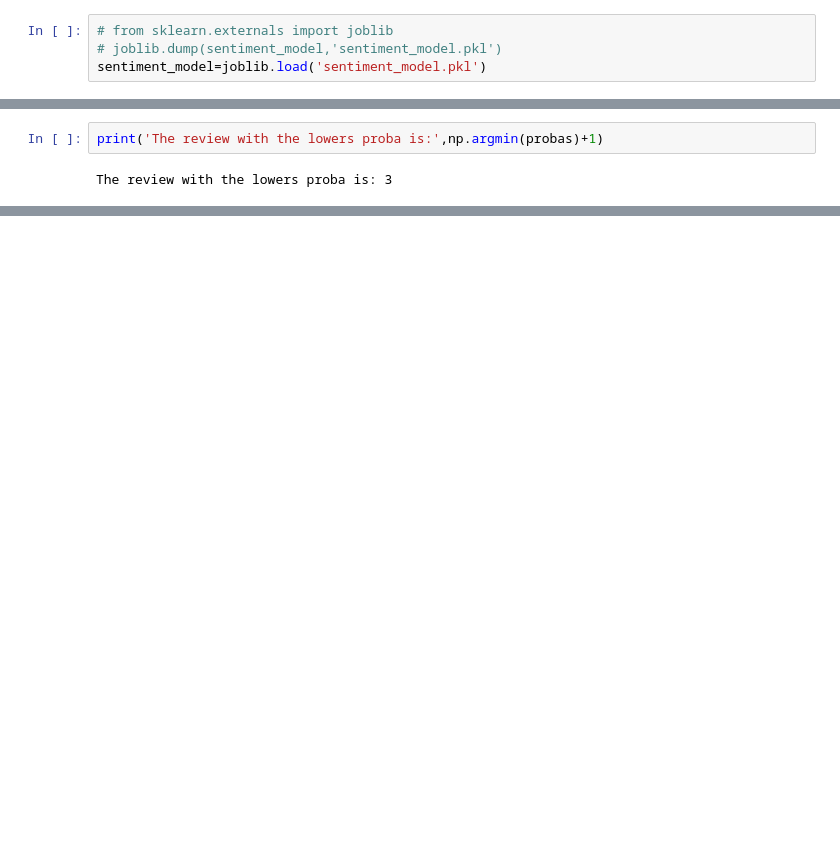
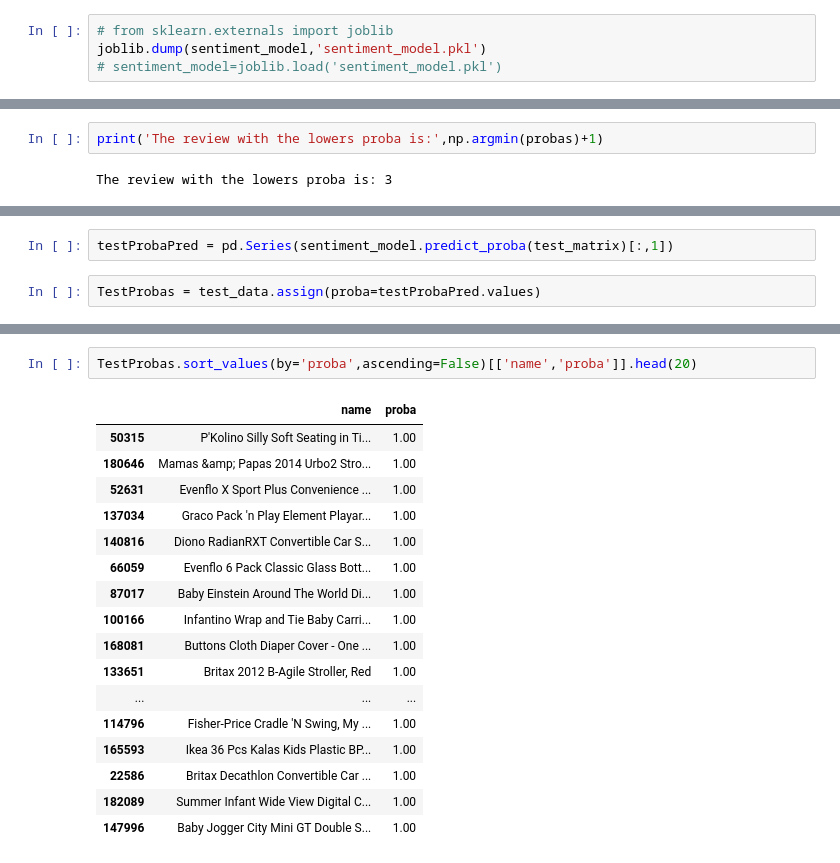
Before and after one commit to alofgreen/Machine-Learning-Specialization---Coursera, a Jupyter notebook: Classification/week 1 - assignment 1.ipynb, the cells around one changed output, grey strips where cells are left out. Cells and saved outputs as stored; diff of their text form; blank space fills up the shorter version.

```diff
--- a/Classification/week 1 - assignment 1.ipynb
+++ b/Classification/week 1 - assignment 1.ipynb
@@ -149,5 +149,5 @@ print('# of negative coefficients:',neg)
 # of negative coefficients: 35901
 # %%
 # from sklearn.externals import joblib
-# joblib.dump(sentiment_model,'sentiment_model.pkl')
-sentiment_model=joblib.load('sentiment_model.pkl')
+joblib.dump(sentiment_model,'sentiment_model.pkl')
+# sentiment_model=joblib.load('sentiment_model.pkl')
@@ -219,0 +236,4 @@ The review with the lowers proba is: 3
+# %%
+testProbaPred = pd.Series(sentiment_model.predict_proba(test_matrix)[:,1])
+# %%
+TestProbas = test_data.assign(proba=testProbaPred.values)
@@ -219,0 +249,20 @@ The review with the lowers proba is: 3
+# %%
+TestProbas.sort_values(by='proba',ascending=False)[['name','proba']].head(20)
+# %% [output]
+|  | name | proba |
+| 50315 | P'Kolino Silly Soft Seating in Ti... | 1.00 |
+| 180646 | Mamas &amp; Papas 2014 Urbo2 Stro... | 1.00 |
+| 52631 | Evenflo X Sport Plus Convenience ... | 1.00 |
+| 137034 | Graco Pack 'n Play Element Playar... | 1.00 |
+| 140816 | Diono RadianRXT Convertible Car S... | 1.00 |
+| 66059 | Evenflo 6 Pack Classic Glass Bott... | 1.00 |
+| 87017 | Baby Einstein Around The World Di... | 1.00 |
+| 100166 | Infantino Wrap and Tie Baby Carri... | 1.00 |
+| 168081 | Buttons Cloth Diaper Cover - One ... | 1.00 |
+| 133651 | Britax 2012 B-Agile Stroller, Red | 1.00 |
+| ... | ... | ... |
+| 114796 | Fisher-Price Cradle 'N Swing, My ... | 1.00 |
+| 165593 | Ikea 36 Pcs Kalas Kids Plastic BP... | 1.00 |
+| 22586 | Britax Decathlon Convertible Car ... | 1.00 |
+| 182089 | Summer Infant Wide View Digital C... | 1.00 |
+| 147996 | Baby Jogger City Mini GT Double S... | 1.00 |
```
Also changed, not shown: parts of 26 cells of this notebook.
